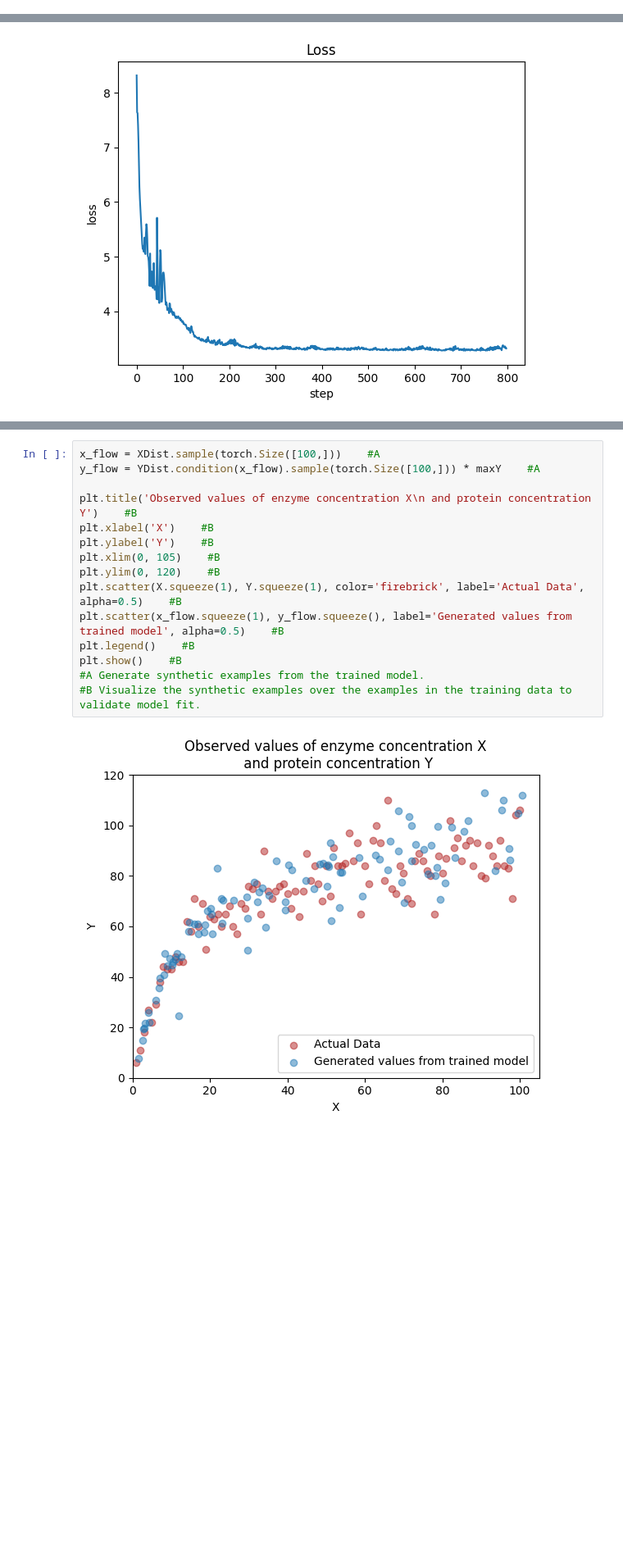
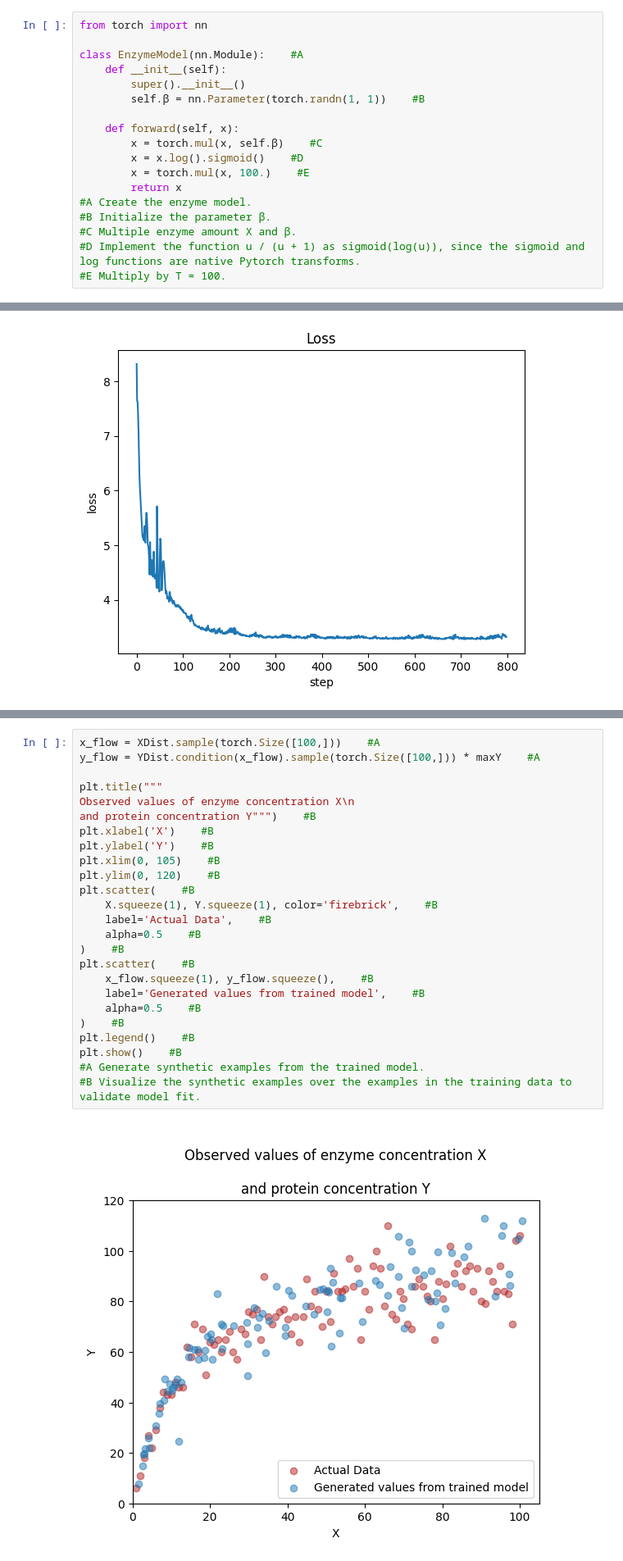
Before and after one commit to altdeep/causalML, a Jupyter notebook: book/chapter 6/chapter_6_notebook.ipynb, the cells around one changed output, grey strips where cells are left out. Shown at 82% size. Drawn from its saved outputs; the diff is of its cells as text; blank space fills up the shorter version.

```diff
--- a/book/chapter 6/chapter_6_notebook.ipynb
+++ b/book/chapter 6/chapter_6_notebook.ipynb
@@ -373 +393,19 @@ def LiNGAM():
+# %%
+from torch import nn
+
+class EnzymeModel(nn.Module):    #A
+    def __init__(self):
+        super().__init__()
+        self.β = nn.Parameter(torch.randn(1, 1))    #B
+
+    def forward(self, x):
+        x = torch.mul(x, self.β)    #C
+        x = x.log().sigmoid()    #D
+        x = torch.mul(x, 100.)    #E
+        return x
+#A Create the enzyme model.
+#B Initialize the parameter β.
+#C Multiple enzyme amount X and β.
+#D Implement the function u / (u + 1) as sigmoid(log(u)), since the sigmoid and log functions are native Pytorch transforms.
+#E Multiply by T = 100.
 # %% [markdown]
@@ -595,17 +614,27 @@ Now we generate samples from the model and compare them to the training data.
 # %%
 x_flow = XDist.sample(torch.Size([100,]))    #A
 y_flow = YDist.condition(x_flow).sample(torch.Size([100,])) * maxY    #A
 
-plt.title('Observed values of enzyme concentration X\n and protein concentration Y')    #B
+plt.title("""
+Observed values of enzyme concentration X\n
+and protein concentration Y""")    #B
 plt.xlabel('X')    #B
 plt.ylabel('Y')    #B
 plt.xlim(0, 105)    #B
 plt.ylim(0, 120)    #B
-plt.scatter(X.squeeze(1), Y.squeeze(1), color='firebrick', label='Actual Data', alpha=0.5)    #B
-plt.scatter(x_flow.squeeze(1), y_flow.squeeze(), label='Generated values from trained model', alpha=0.5)    #B
+plt.scatter(    #B
+    X.squeeze(1), Y.squeeze(1), color='firebrick',    #B
+    label='Actual Data',    #B
+    alpha=0.5    #B
+)    #B
+plt.scatter(    #B
+    x_flow.squeeze(1), y_flow.squeeze(),    #B
+    label='Generated values from trained model',    #B
+    alpha=0.5    #B
+)    #B
 plt.legend()    #B
 plt.show()    #B
 #A Generate synthetic examples from the trained model.
 #B Visualize the synthetic examples over the examples in the training data to validate model fit.
 # %% [output]
-[figure, old version]
+[figure, new version]
```
Also changed, not shown: parts of 26 cells of this notebook.
